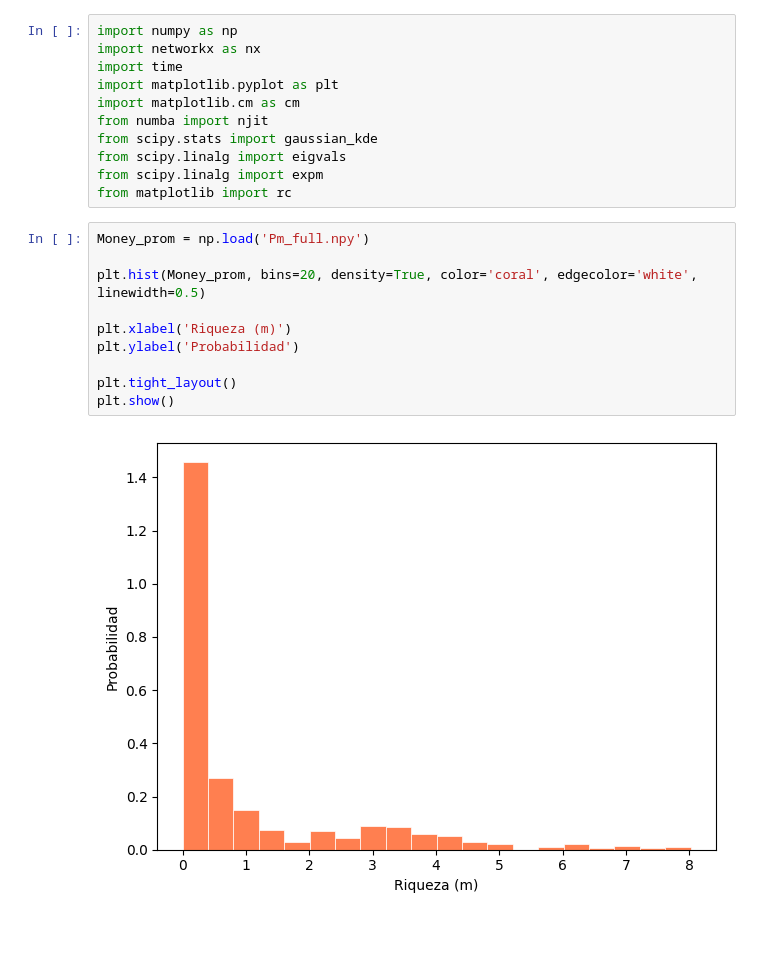
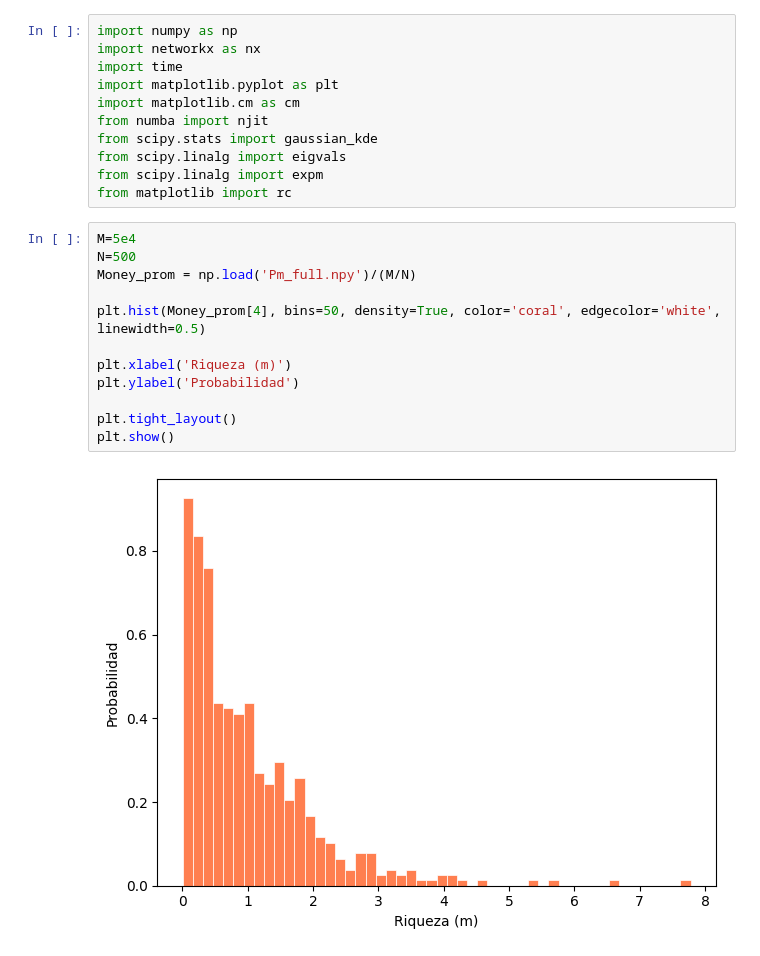
Before and after one commit to khernandezl048/Chakrabarti-Chakorbarti, a Jupyter notebook: Graficas.ipynb, the cells around one changed output. Saved outputs shown, nothing was run; the diff lists cells and outputs as text.

Commit message:
Datos de full

```diff
--- a/Graficas.ipynb
+++ b/Graficas.ipynb
@@ -10,14 +10,16 @@ from scipy.linalg import eigvals
 from scipy.linalg import expm
 from matplotlib import rc
 # %%
-Money_prom = np.load('Pm_full.npy')
+M=5e4
+N=500
+Money_prom = np.load('Pm_full.npy')/(M/N)
 
-plt.hist(Money_prom, bins=20, density=True, color='coral', edgecolor='white', linewidth=0.5)
+plt.hist(Money_prom[4], bins=50, density=True, color='coral', edgecolor='white', linewidth=0.5)
 
 plt.xlabel('Riqueza (m)')
 plt.ylabel('Probabilidad')
 
 plt.tight_layout()
 plt.show()
 # %% [output]
-[figure, old version]
+[figure, new version]
```
Also changed, not shown: parts of 2 cells of this notebook, 19 other files.
